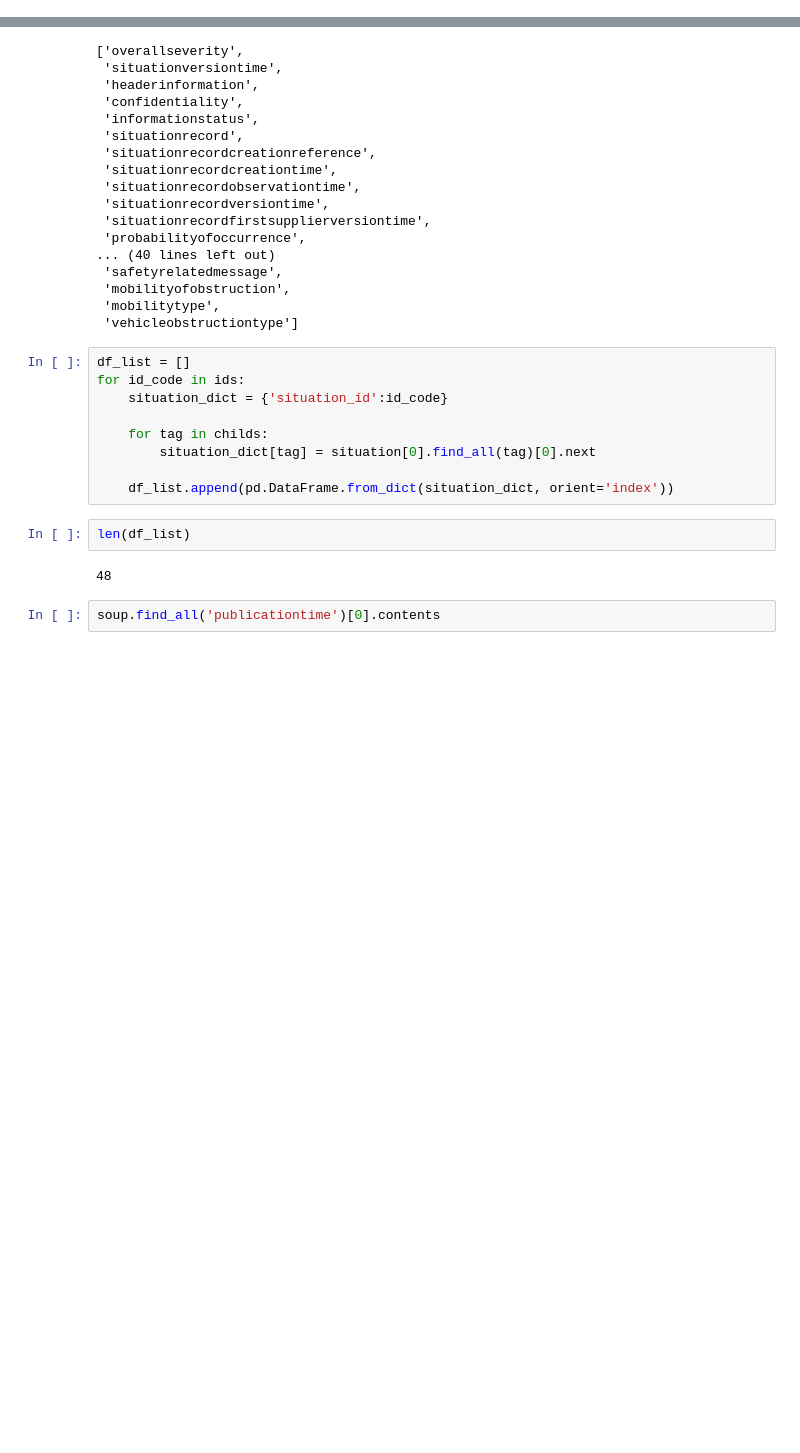
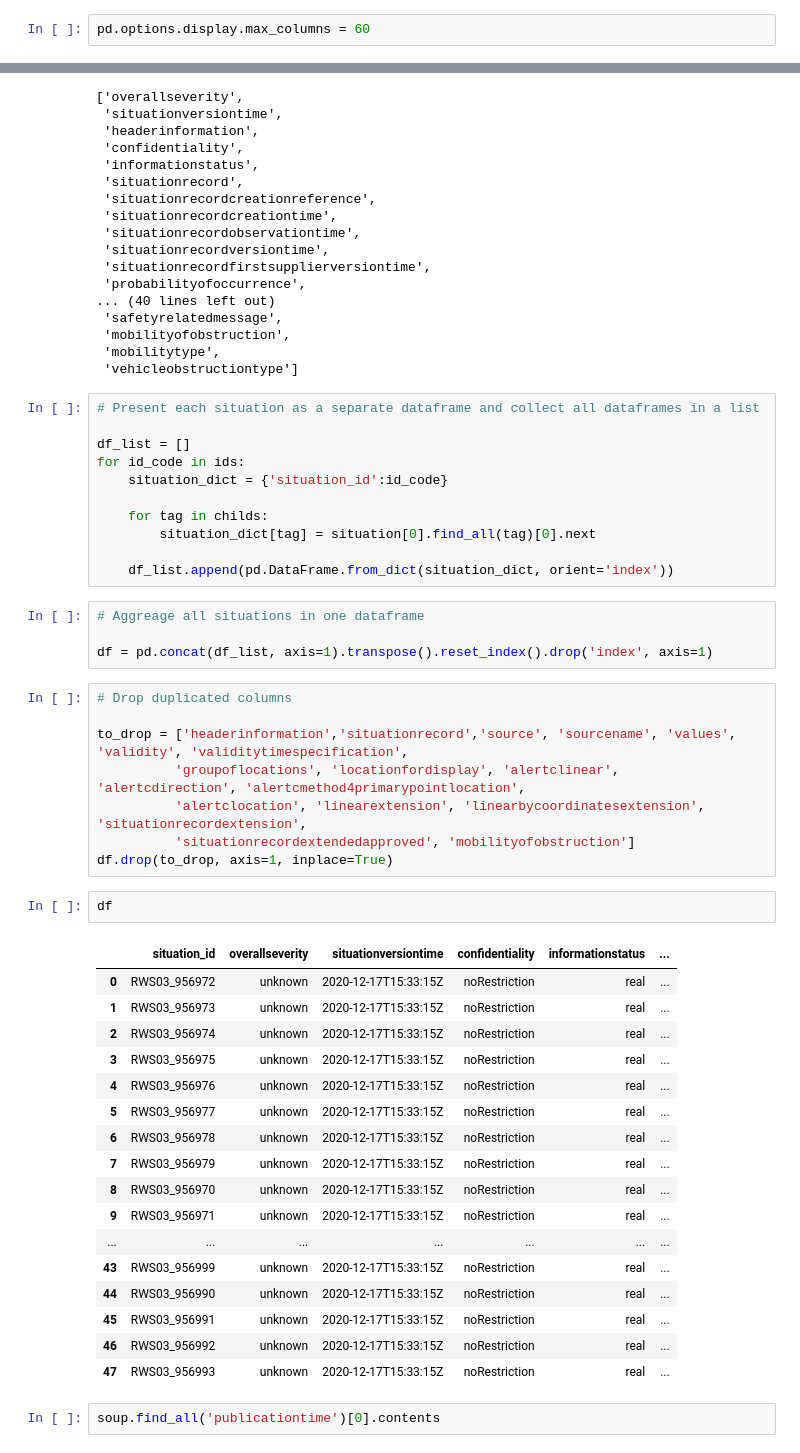
Before and after one commit to SvetlanaGruzdeva/Traffic-analysis, a Jupyter notebook: main.ipynb, the cells around one changed output, grey strips where cells are left out. Cells and saved outputs as stored; diff of their text form; blank space fills up the shorter version.

Commit message:
Clean dataframe

```diff
--- a/main.ipynb
+++ b/main.ipynb
@@ -5,6 +5,8 @@ import pandas as pd
 import numpy as np
 import requests
 import re
+# %%
+pd.options.display.max_columns = 60
 # %%
 # open and read gzipped xml file
 infile = gzip.open('incidents.xml.gz')
@@ -137,6 +139,8 @@ childs
  'mobilitytype',
  'vehicleobstructiontype']
 # %%
+# Present each situation as a separate dataframe and collect all dataframes in a list
+
 df_list = []
 for id_code in ids:
     situation_dict = {'situation_id':id_code}
@@ -145,10 +149,38 @@ for id_code in ids:
         situation_dict[tag] = situation[0].find_all(tag)[0].next
 
     df_list.append(pd.DataFrame.from_dict(situation_dict, orient='index'))
-# %%
-len(df_list)
-# %% [output]
-48
+# %%
+# Aggreage all situations in one dataframe
+
+df = pd.concat(df_list, axis=1).transpose().reset_index().drop('index', axis=1)
+# %%
+# Drop duplicated columns
+
+to_drop = ['headerinformation','situationrecord','source', 'sourcename', 'values', 'validity', 'validitytimespecification',
+          'groupoflocations', 'locationfordisplay', 'alertclinear', 'alertcdirection', 'alertcmethod4primarypointlocation',
+          'alertclocation', 'linearextension', 'linearbycoordinatesextension', 'situationrecordextension',
+          'situationrecordextendedapproved', 'mobilityofobstruction']
+df.drop(to_drop, axis=1, inplace=True)
+# %%
+df
+# %% [output]
+|  | situation_id | overallseverity | situationversiontime | confidentiality | informationstatus | ... |
+| 0 | RWS03_956972 | unknown | 2020-12-17T15:33:15Z | noRestriction | real | ... |
+| 1 | RWS03_956973 | unknown | 2020-12-17T15:33:15Z | noRestriction | real | ... |
+| 2 | RWS03_956974 | unknown | 2020-12-17T15:33:15Z | noRestriction | real | ... |
+| 3 | RWS03_956975 | unknown | 2020-12-17T15:33:15Z | noRestriction | real | ... |
+| 4 | RWS03_956976 | unknown | 2020-12-17T15:33:15Z | noRestriction | real | ... |
+| 5 | RWS03_956977 | unknown | 2020-12-17T15:33:15Z | noRestriction | real | ... |
+| 6 | RWS03_956978 | unknown | 2020-12-17T15:33:15Z | noRestriction | real | ... |
+| 7 | RWS03_956979 | unknown | 2020-12-17T15:33:15Z | noRestriction | real | ... |
+| 8 | RWS03_956970 | unknown | 2020-12-17T15:33:15Z | noRestriction | real | ... |
+| 9 | RWS03_956971 | unknown | 2020-12-17T15:33:15Z | noRestriction | real | ... |
+| ... | ... | ... | ... | ... | ... | ... |
+| 43 | RWS03_956999 | unknown | 2020-12-17T15:33:15Z | noRestriction | real | ... |
+| 44 | RWS03_956990 | unknown | 2020-12-17T15:33:15Z | noRestriction | real | ... |
+| 45 | RWS03_956991 | unknown | 2020-12-17T15:33:15Z | noRestriction | real | ... |
+| 46 | RWS03_956992 | unknown | 2020-12-17T15:33:15Z | noRestriction | real | ... |
+| 47 | RWS03_956993 | unknown | 2020-12-17T15:33:15Z | noRestriction | real | ... |
 # %%
 soup.find_all('publicationtime')[0].contents
 # %% [output]
```
